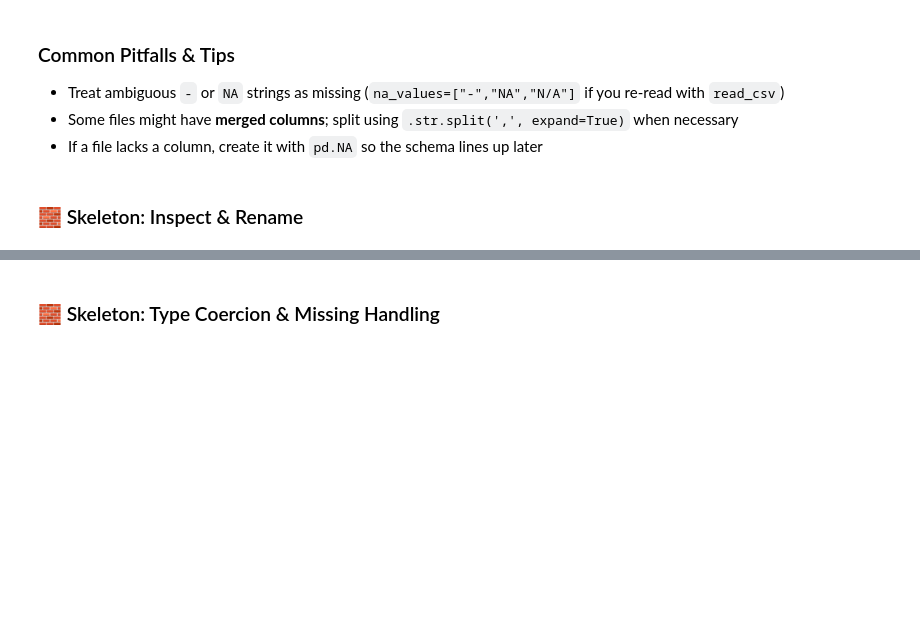
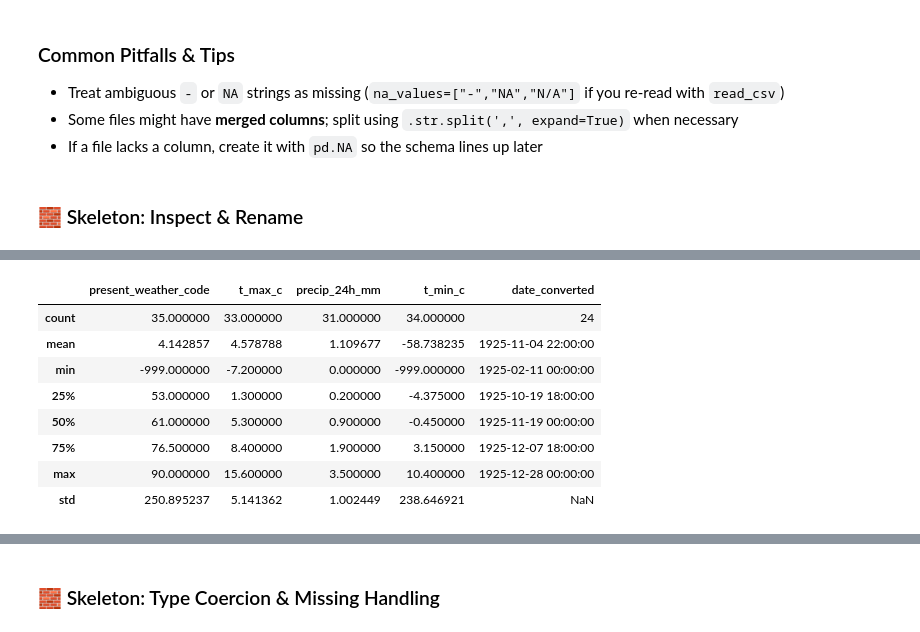
Before and after one commit to ValRCS/RTU_Data_Analysis_Visualization_CPD, a Jupyter notebook: notebooks/day2_data_cleaning_preparation.ipynb, the cells around one changed output, grey strips where cells are left out. Drawn from its saved outputs; the diff is of its cells as text; code cells hidden in the pictures; blank space fills up the shorter version.

```diff
--- a/notebooks/day2_data_cleaning_preparation.ipynb
+++ b/notebooks/day2_data_cleaning_preparation.ipynb
@@ -739,0 +820,4 @@ In this section, you will standardize each DataFrame from Part 2 so they share a
+# %%
+# let's convert precip_24h_mm to numeric
+df['precip_24h_mm'] = pd.to_numeric(df['precip_24h_mm'], errors='coerce')
+df.info()
@@ -739,0 +839,4 @@ In this section, you will standardize each DataFrame from Part 2 so they share a
+# %%
+# let us convert date column to date type
+df['date_converted'] = pd.to_datetime(df['date'], errors='coerce')
+df.info()
@@ -739,0 +884,9 @@ In this section, you will standardize each DataFrame from Part 2 so they share a
+# %%
+# convert cells in date column which match DD.MM.YYYY format to date_converted column
+print(f"{df['date_converted'].isna().sum()} nan values left in date_converted")
+df.loc[df['date'].str.match(r'\d{2}\.\d{2}\.\d{4}'), 'date_converted'] = pd.to_datetime(df[df['date'].str.match(r'\d{2}\.\d{2}\.\d{4}')]['date'], errors='coerce')
+# how many nan values  left in date_converted
+print(f"{df['date_converted'].isna().sum()} nan values left in date_converted")
+# we saved a trip to regex101.com here by using AI assitance
+
+# TODO at home convert the rest of datatime
@@ -739,0 +923,5 @@ In this section, you will standardize each DataFrame from Part 2 so they share a
+# %%
+# when in doubt use brute force
+# here we will try coercing t_min_c to numeric
+df['t_min_c'] = pd.to_numeric(df['t_min_c'], errors='coerce')
+df.info()
@@ -739,0 +944,13 @@ In this section, you will standardize each DataFrame from Part 2 so they share a
+# %%
+# now we can do describe
+df.describe()
+# %% [output]
+|  | present_weather_code | t_max_c | precip_24h_mm | t_min_c | date_converted |
+| count | 35.000000 | 33.000000 | 31.000000 | 34.000000 | 24 |
+| mean | 4.142857 | 4.578788 | 1.109677 | -58.738235 | 1925-11-04 22:00:00 |
+| min | -999.000000 | -7.200000 | 0.000000 | -999.000000 | 1925-02-11 00:00:00 |
+| 25% | 53.000000 | 1.300000 | 0.200000 | -4.375000 | 1925-10-19 18:00:00 |
+| 50% | 61.000000 | 5.300000 | 0.900000 | -0.450000 | 1925-11-19 00:00:00 |
+| 75% | 76.500000 | 8.400000 | 1.900000 | 3.150000 | 1925-12-07 18:00:00 |
+| max | 90.000000 | 15.600000 | 3.500000 | 10.400000 | 1925-12-28 00:00:00 |
+| std | 250.895237 | 5.141362 | 1.002449 | 238.646921 | NaN |
```
Also changed, not shown: parts of 28 cells of this notebook.
